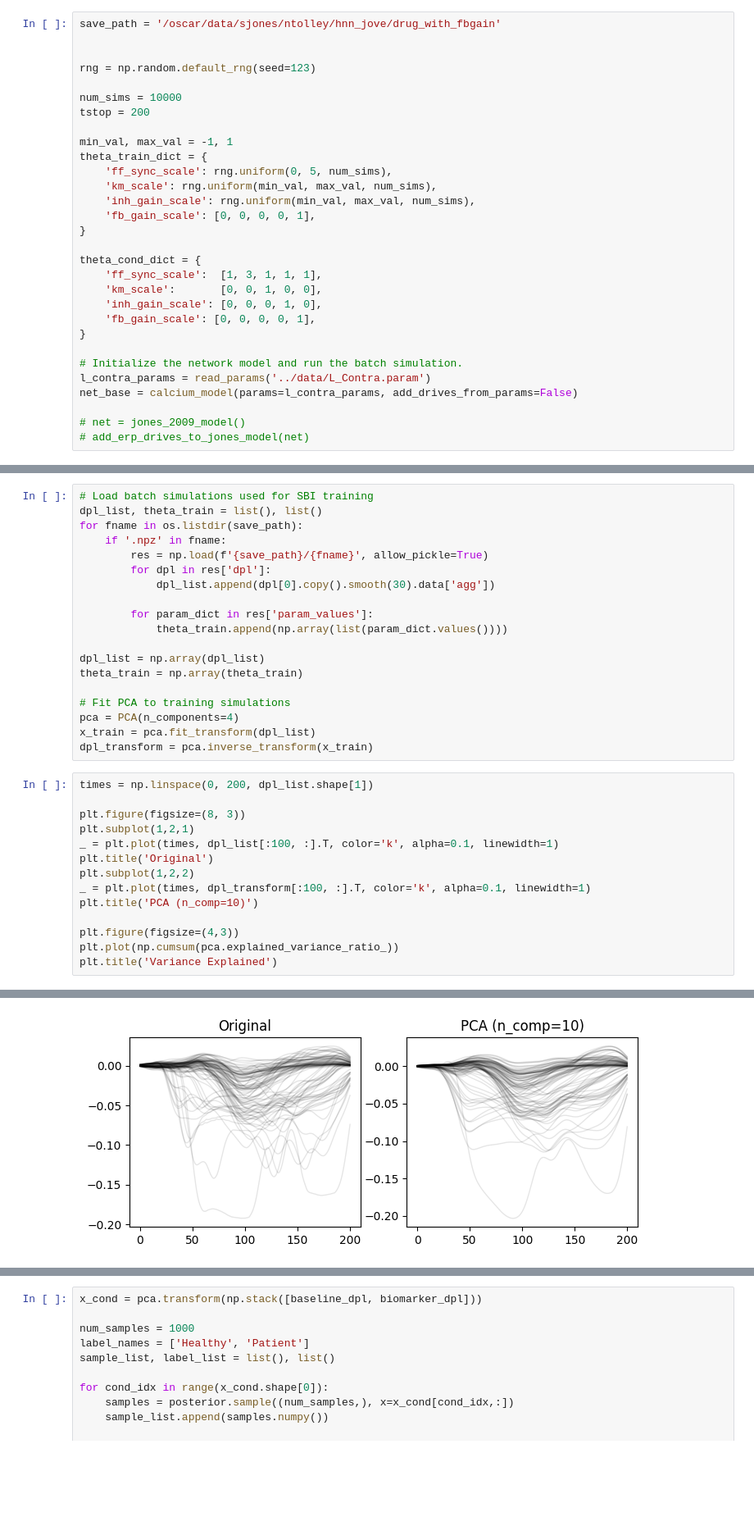
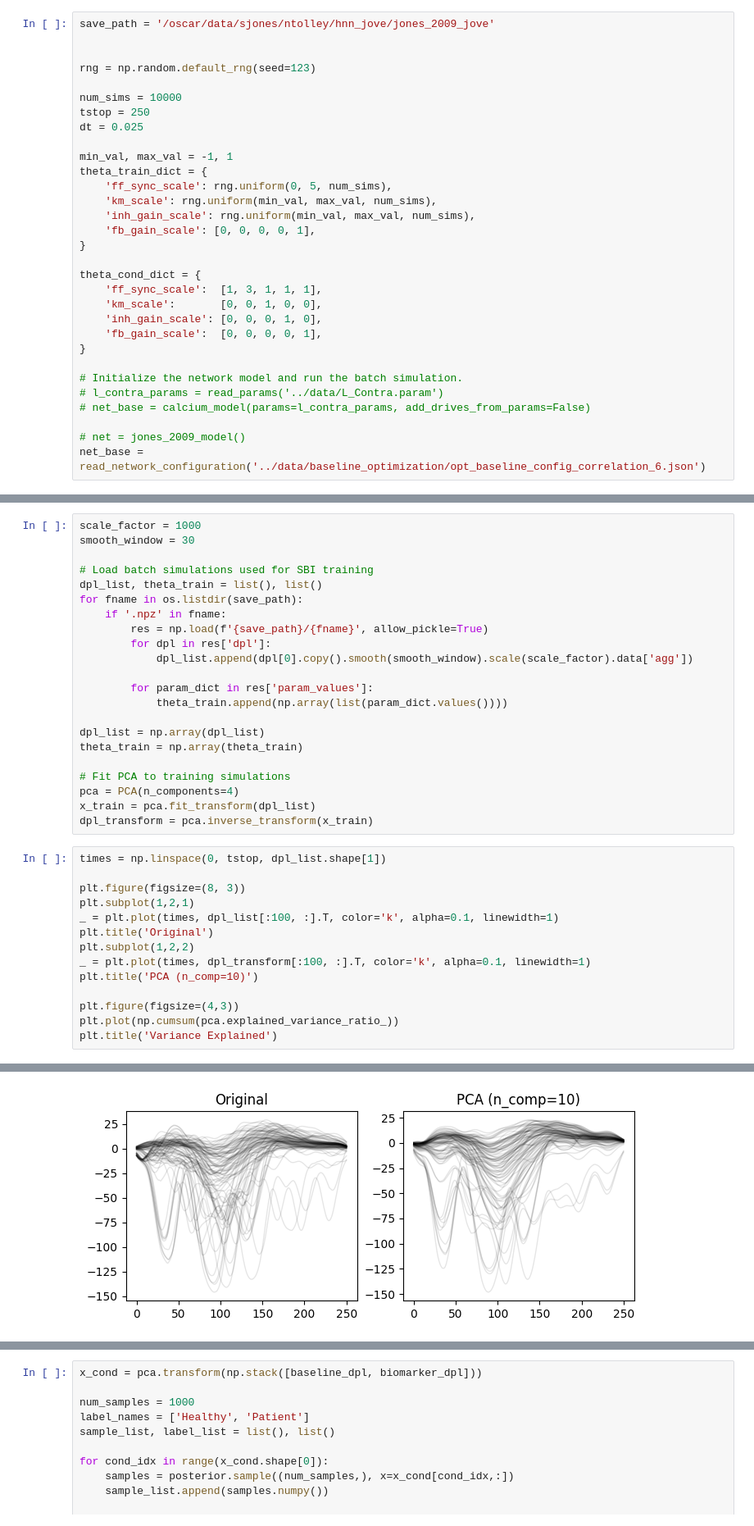
Before and after one commit to ntolley/hnn_jove, a Jupyter notebook: notebooks/drug_moa_sbi_ppc.ipynb, the cells around one changed output, grey strips where cells are left out. Shown at 82% size. Drawn from its saved outputs; the diff is of its cells as text; blank space fills up the shorter version.

```diff
--- a/notebooks/drug_moa_sbi_ppc.ipynb
+++ b/notebooks/drug_moa_sbi_ppc.ipynb
@@ -30,11 +29,12 @@ Warning: no DISPLAY environment variable.
 # %%
-save_path = '/oscar/data/sjones/ntolley/hnn_jove/drug_with_fbgain'
+save_path = '/oscar/data/sjones/ntolley/hnn_jove/jones_2009_jove'
 
 
 rng = np.random.default_rng(seed=123)
 
 num_sims = 10000
-tstop = 200
+tstop = 250
+dt = 0.025
 
 min_val, max_val = -1, 1
 theta_train_dict = {
@@ -48,13 +48,13 @@ theta_cond_dict = {
     'ff_sync_scale':  [1, 3, 1, 1, 1],
     'km_scale':       [0, 0, 1, 0, 0],
     'inh_gain_scale': [0, 0, 0, 1, 0],
-    'fb_gain_scale': [0, 0, 0, 0, 1],
+    'fb_gain_scale':  [0, 0, 0, 0, 1],
 }
 
 # Initialize the network model and run the batch simulation.
-l_contra_params = read_params('../data/L_Contra.param')
-net_base = calcium_model(params=l_contra_params, add_drives_from_params=False)
+# l_contra_params = read_params('../data/L_Contra.param')
+# net_base = calcium_model(params=l_contra_params, add_drives_from_params=False)
 
 # net = jones_2009_model()
-# add_erp_drives_to_jones_model(net)
+net_base = read_network_configuration('../data/baseline_optimization/opt_baseline_config_correlation_6.json')
 # %%
@@ -117,11 +102,14 @@ Trial 1: 190.0 ms...
 # %%
+scale_factor = 1000
+smooth_window = 30
+
 # Load batch simulations used for SBI training
 dpl_list, theta_train = list(), list()
 for fname in os.listdir(save_path):
     if '.npz' in fname:
         res = np.load(f'{save_path}/{fname}', allow_pickle=True)
         for dpl in res['dpl']:
-            dpl_list.append(dpl[0].copy().smooth(30).data['agg'])
+            dpl_list.append(dpl[0].copy().smooth(smooth_window).scale(scale_factor).data['agg'])
 
         for param_dict in res['param_values']:
             theta_train.append(np.array(list(param_dict.values())))
@@ -134,19 +122,19 @@ pca = PCA(n_components=4)
 x_train = pca.fit_transform(dpl_list)
 dpl_transform = pca.inverse_transform(x_train)
 # %%
-times = np.linspace(0, 200, dpl_list.shape[1])
+times = np.linspace(0, tstop, dpl_list.shape[1])
 
 plt.figure(figsize=(8, 3))
 plt.subplot(1,2,1)
 _ = plt.plot(times, dpl_list[:100, :].T, color='k', alpha=0.1, linewidth=1)
 plt.title('Original')
 plt.subplot(1,2,2)
 _ = plt.plot(times, dpl_transform[:100, :].T, color='k', alpha=0.1, linewidth=1)
 plt.title('PCA (n_comp=10)')
 
 plt.figure(figsize=(4,3))
 plt.plot(np.cumsum(pca.explained_variance_ratio_))
 plt.title('Variance Explained')
 # %% [output]
 Text(0.5, 1.0, 'Variance Explained')
-[figure, old version]
+[figure, new version]
```
Also changed, not shown: parts of 9 cells of this notebook, 4 other files.
